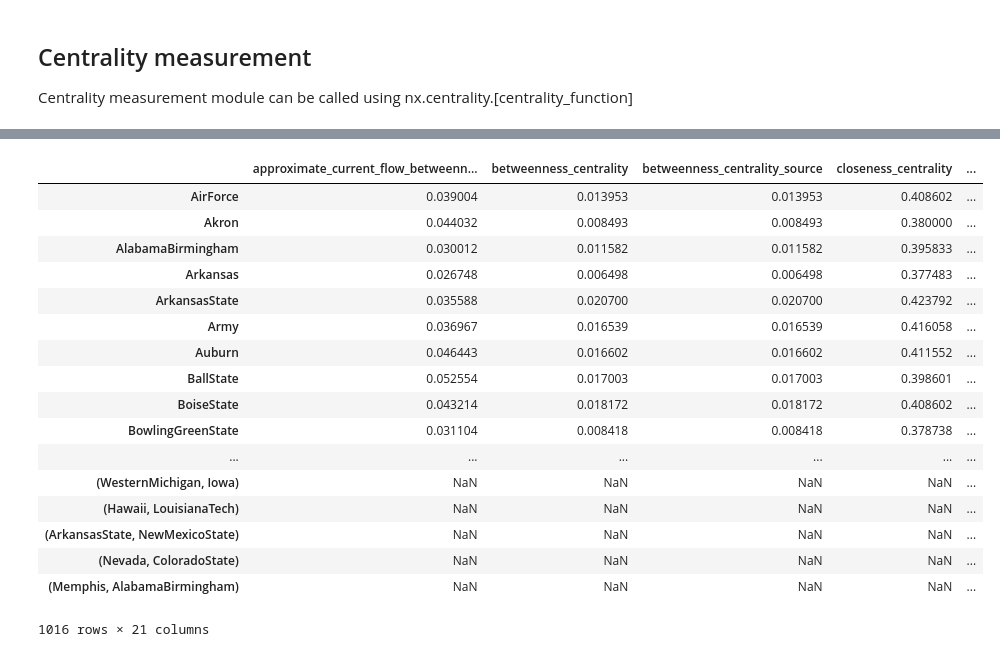
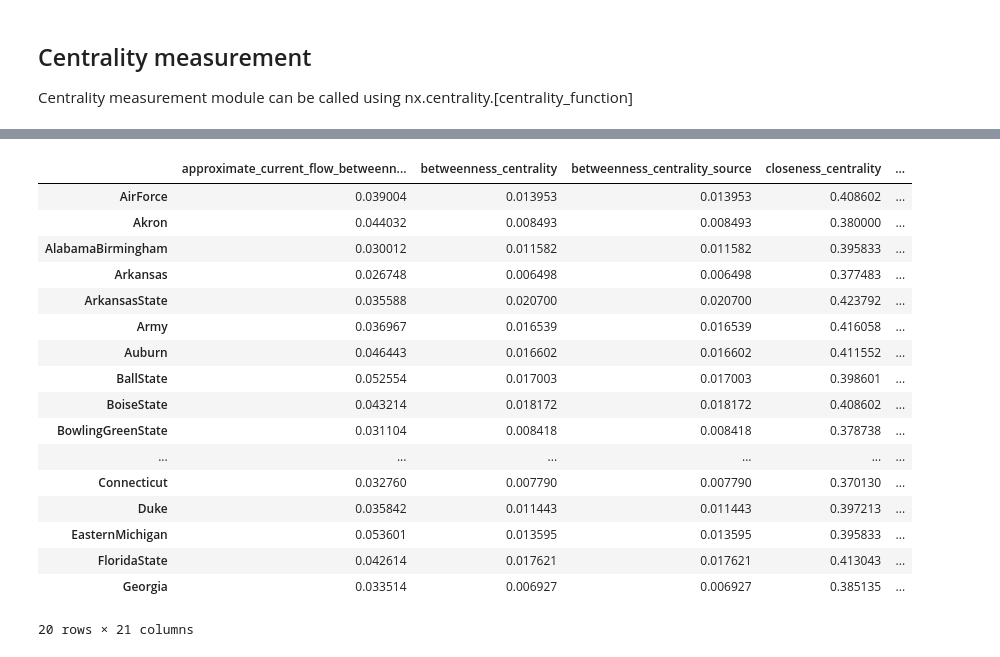
Before and after one commit to nikolausn/wholetale-network-analysis, a Jupyter notebook: Network_Analysis_101.ipynb, the cells around one changed output, grey strips where cells are left out. Drawn from its saved outputs; the diff is of its cells as text; code cells hidden in the pictures.

```diff
--- a/Network_Analysis_101.ipynb
+++ b/Network_Analysis_101.ipynb
@@ -132,23 +152,23 @@ for x in dir(nx.centrality):
             pass
 # %%
 import pandas as pd
-pd.DataFrame(output)
+pd.DataFrame(output).head(20)
 # %% [output]
 |  | approximate_current_flow_betweenn... | betweenness_centrality | betweenness_centrality_source | closeness_centrality | ... |
 | AirForce | 0.039004 | 0.013953 | 0.013953 | 0.408602 | ... |
 | Akron | 0.044032 | 0.008493 | 0.008493 | 0.380000 | ... |
 | AlabamaBirmingham | 0.030012 | 0.011582 | 0.011582 | 0.395833 | ... |
 | Arkansas | 0.026748 | 0.006498 | 0.006498 | 0.377483 | ... |
 | ArkansasState | 0.035588 | 0.020700 | 0.020700 | 0.423792 | ... |
 | Army | 0.036967 | 0.016539 | 0.016539 | 0.416058 | ... |
 | Auburn | 0.046443 | 0.016602 | 0.016602 | 0.411552 | ... |
 | BallState | 0.052554 | 0.017003 | 0.017003 | 0.398601 | ... |
 | BoiseState | 0.043214 | 0.018172 | 0.018172 | 0.408602 | ... |
 | BowlingGreenState | 0.031104 | 0.008418 | 0.008418 | 0.378738 | ... |
 | ... | ... | ... | ... | ... | ... |
-| (WesternMichigan, Iowa) | NaN | NaN | NaN | NaN | ... |
-| (Hawaii, LouisianaTech) | NaN | NaN | NaN | NaN | ... |
-| (ArkansasState, NewMexicoState) | NaN | NaN | NaN | NaN | ... |
-| (Nevada, ColoradoState) | NaN | NaN | NaN | NaN | ... |
-| (Memphis, AlabamaBirmingham) | NaN | NaN | NaN | NaN | ... |
+| Connecticut | 0.032760 | 0.007790 | 0.007790 | 0.370130 | ... |
+| Duke | 0.035842 | 0.011443 | 0.011443 | 0.397213 | ... |
+| EasternMichigan | 0.053601 | 0.013595 | 0.013595 | 0.395833 | ... |
+| FloridaState | 0.042614 | 0.017621 | 0.017621 | 0.413043 | ... |
+| Georgia | 0.033514 | 0.006927 | 0.006927 | 0.385135 | ... |
-1016 rows × 21 columns
+20 rows × 21 columns
```
Also changed, not shown: parts of 8 cells of this notebook.
